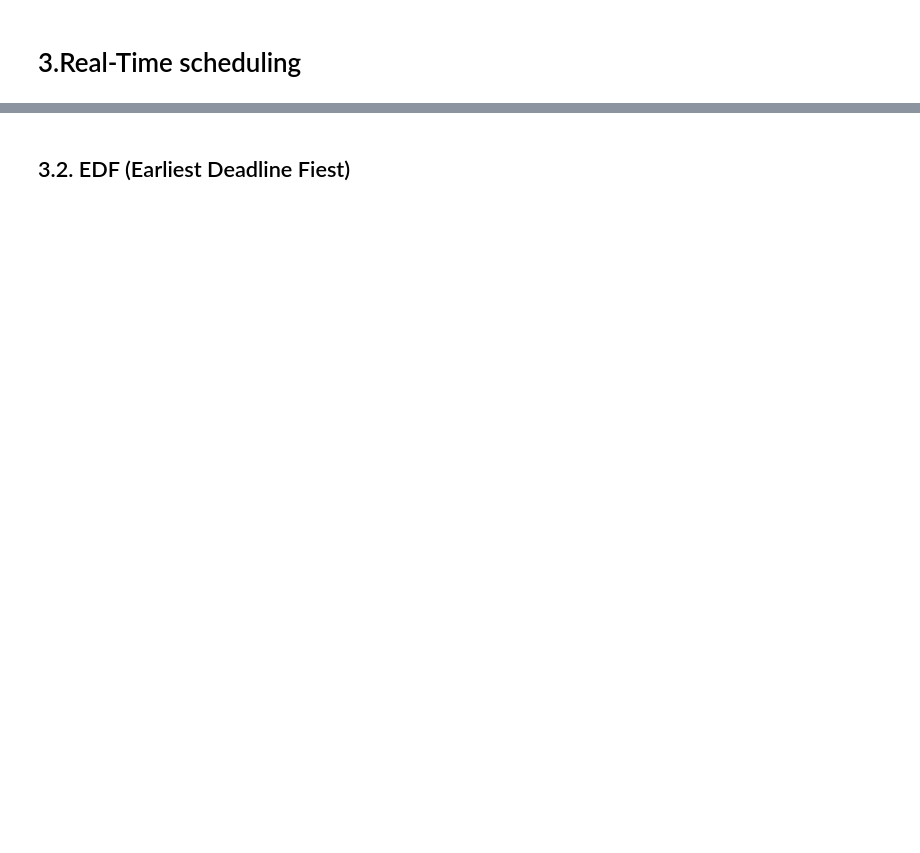
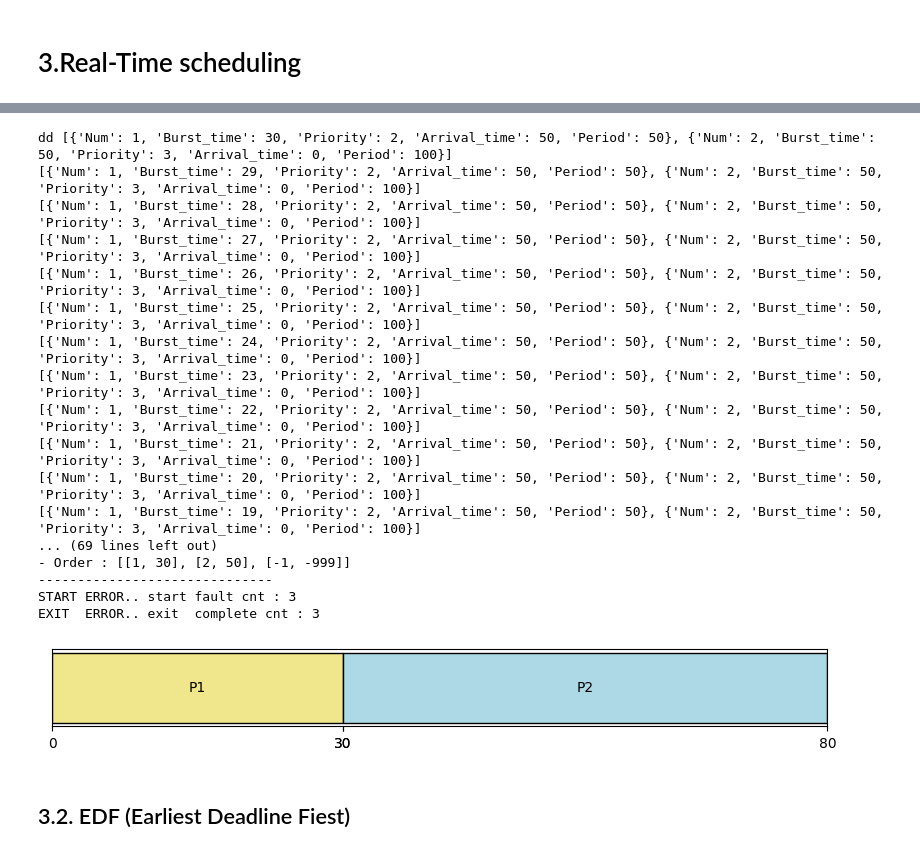
Before and after one commit to jiho264/2023os, a Jupyter notebook: homework01/homework01 copy.ipynb, the cells around one changed output, grey strips where cells are left out. Saved outputs shown, nothing was run; the diff lists cells and outputs as text; code cells hidden in the pictures; blank space fills up the shorter version.

Commit message:
edit before  draw function

```diff
--- a/homework01/homework01 copy.ipynb
+++ b/homework01/homework01 copy.ipynb
@@ -991,2 +981,51 @@ ALL EXIT  GOOD JOB!!!
+# %%
+def Rate_Monotonic(_list):
+    _order = []
+    _list = sorted(_list, key=lambda x: x['Period'])
+    _test = []
+    _test.append(_list[0])
+    _test.append(_list[1])
+    print("dd",_test)
+
+    for _now_time in range(_MAX_TIME_LENGTH_):
+        if(is_complete(_test) == True):
+            _order.append([_NON_PROCESS_, _ALL_JOB_IS_DONE_])
+            break
+        else:
+            # period에 기반한 우선순위 설정
+            _test = sorted(_test, key=lambda x: x['Period'])
+            _now_target = _test[0]
+
+            _order.append([_now_target['Num'], 1])
+            _now_target['Burst_time'] -= 1
+            if (_now_target['Burst_time'] == 0):
+                _test.pop(0)
+        print(_test)
+
+    _order = order_zip(_order)
+    draw(_order)
+
+
+_list = copy.deepcopy(_DATA_)
+Rate_Monotonic(_list)
+# %% [output]
+dd [{'Num': 1, 'Burst_time': 30, 'Priority': 2, 'Arrival_time': 50, 'Period': 50}, {'Num': 2, 'Burst_time': 50, 'Priority': 3, 'Arrival_time': 0, 'Period': 100}]
+[{'Num': 1, 'Burst_time': 29, 'Priority': 2, 'Arrival_time': 50, 'Period': 50}, {'Num': 2, 'Burst_time': 50, 'Priority': 3, 'Arrival_time': 0, 'Period': 100}]
+[{'Num': 1, 'Burst_time': 28, 'Priority': 2, 'Arrival_time': 50, 'Period': 50}, {'Num': 2, 'Burst_time': 50, 'Priority': 3, 'Arrival_time': 0, 'Period': 100}]
+[{'Num': 1, 'Burst_time': 27, 'Priority': 2, 'Arrival_time': 50, 'Period': 50}, {'Num': 2, 'Burst_time': 50, 'Priority': 3, 'Arrival_time': 0, 'Period': 100}]
+[{'Num': 1, 'Burst_time': 26, 'Priority': 2, 'Arrival_time': 50, 'Period': 50}, {'Num': 2, 'Burst_time': 50, 'Priority': 3, 'Arrival_time': 0, 'Period': 100}]
+[{'Num': 1, 'Burst_time': 25, 'Priority': 2, 'Arrival_time': 50, 'Period': 50}, {'Num': 2, 'Burst_time': 50, 'Priority': 3, 'Arrival_time': 0, 'Period': 100}]
+[{'Num': 1, 'Burst_time': 24, 'Priority': 2, 'Arrival_time': 50, 'Period': 50}, {'Num': 2, 'Burst_time': 50, 'Priority': 3, 'Arrival_time': 0, 'Period': 100}]
+[{'Num': 1, 'Burst_time': 23, 'Priority': 2, 'Arrival_time': 50, 'Period': 50}, {'Num': 2, 'Burst_time': 50, 'Priority': 3, 'Arrival_time': 0, 'Period': 100}]
+[{'Num': 1, 'Burst_time': 22, 'Priority': 2, 'Arrival_time': 50, 'Period': 50}, {'Num': 2, 'Burst_time': 50, 'Priority': 3, 'Arrival_time': 0, 'Period': 100}]
+[{'Num': 1, 'Burst_time': 21, 'Priority': 2, 'Arrival_time': 50, 'Period': 50}, {'Num': 2, 'Burst_time': 50, 'Priority': 3, 'Arrival_time': 0, 'Period': 100}]
+[{'Num': 1, 'Burst_time': 20, 'Priority': 2, 'Arrival_time': 50, 'Period': 50}, {'Num': 2, 'Burst_time': 50, 'Priority': 3, 'Arrival_time': 0, 'Period': 100}]
+[{'Num': 1, 'Burst_time': 19, 'Priority': 2, 'Arrival_time': 50, 'Period': 50}, {'Num': 2, 'Burst_time': 50, 'Priority': 3, 'Arrival_time': 0, 'Period': 100}]
+... (69 lines left out)
+- Order : [[1, 30], [2, 50], [-1, -999]]
+------------------------------
+START ERROR.. start fault cnt : 3
+EXIT  ERROR.. exit  complete cnt : 3
+[figure, added]
 # %% [markdown]
 ## 3.2. EDF (Earliest Deadline Fiest)
```
Also changed, not shown: parts of 12 cells of this notebook, 1 other file.
